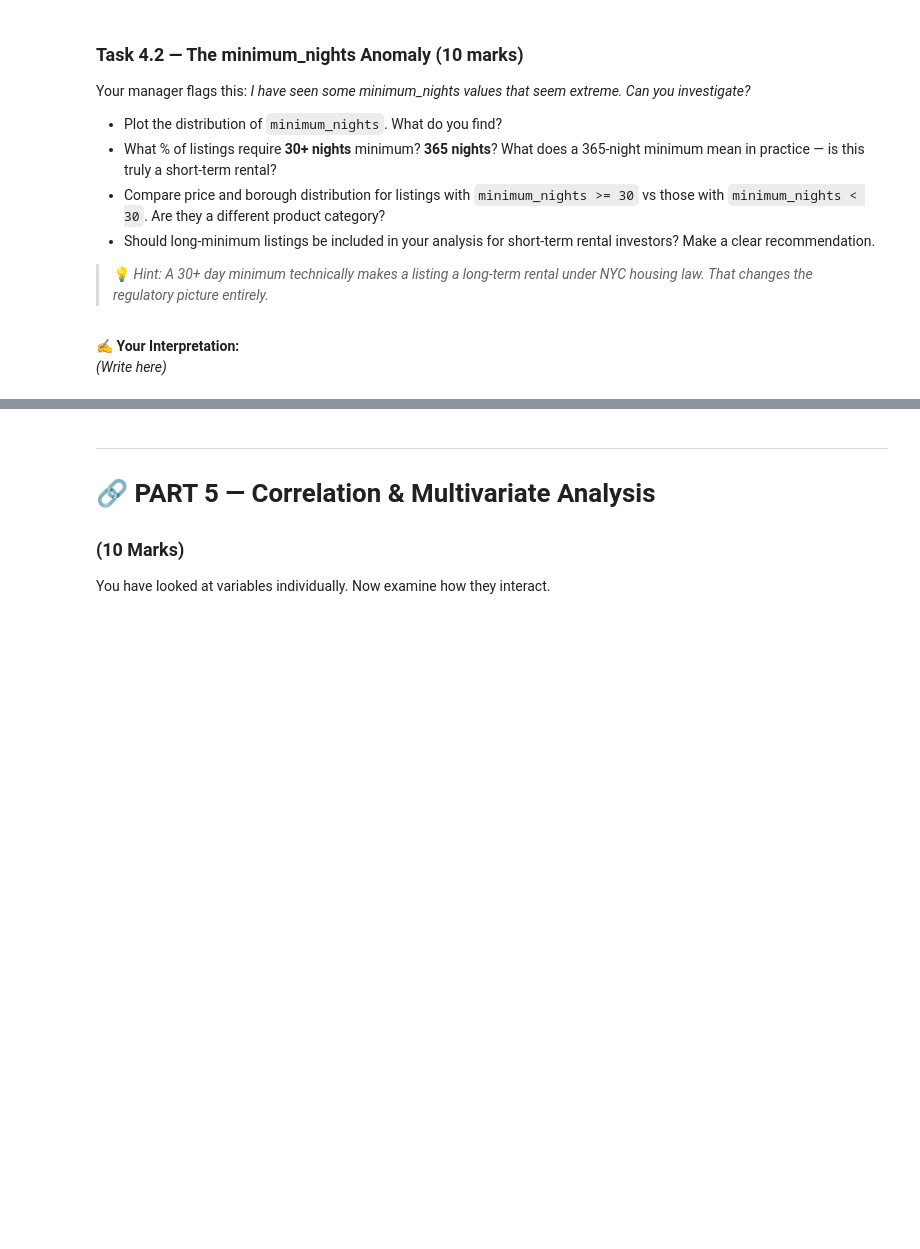
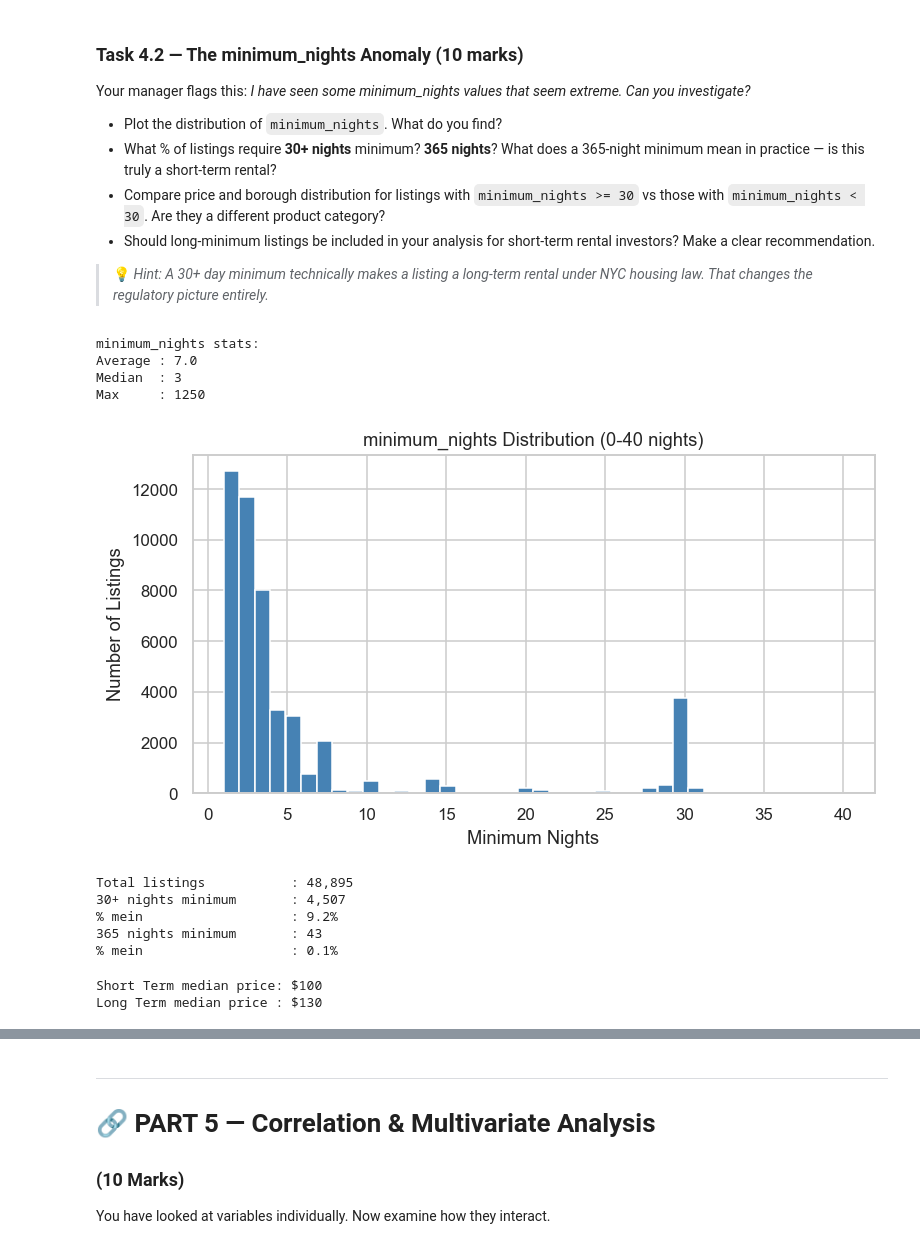
Before and after one commit to tashfeen786/Netsol-week-2, a Jupyter notebook: EDA_Assignment_NYC_Airbnb .ipynb, the cells around one changed output, grey strips where cells are left out. Saved outputs shown, nothing was run; the diff lists cells and outputs as text; code cells hidden in the pictures; blank space fills up the shorter version.

```diff
--- a/EDA_Assignment_NYC_Airbnb .ipynb
+++ b/EDA_Assignment_NYC_Airbnb .ipynb
@@ -1012,3 +1010,57 @@ Your manager flags this: *I have seen some minimum_nights values that seem extre
-# %% [markdown]
-**✍️ Your Interpretation:**
-*(Write here)*
+# %%
+# Your code here
+print(f"minimum_nights stats:")
+print(f"Average : {df['minimum_nights'].mean():.1f}")
+print(f"Median  : {df['minimum_nights'].median():.0f}")
+print(f"Max     : {df['minimum_nights'].max()}")
+# %% [output]
+minimum_nights stats:
+Average : 7.0
+Median  : 3
+Max     : 1250
+# %%
+# Histogram
+plt.figure(figsize=(8, 4))
+
+plt.hist(df[df['minimum_nights'] <= 40]['minimum_nights'],
+         bins=40, color='steelblue', edgecolor='white')
+
+plt.title('minimum_nights Distribution (0-40 nights)')
+plt.xlabel('Minimum Nights')
+plt.ylabel('Number of Listings')
+plt.show()
+# %% [output]
+[figure, added]
+# %%
+# 30+ nights = long term rental
+long_term = df[df['minimum_nights'] >= 30]
+full_year  = df[df['minimum_nights'] >= 365]
+
+total = len(df)
+
+print(f"Total listings           : {total:,}")
+print(f"30+ nights minimum       : {len(long_term):,}")
+print(f"% mein                   : {len(long_term)/total*100:.1f}%")
+print(f"365 nights minimum       : {len(full_year):,}")
+print(f"% mein                   : {len(full_year)/total*100:.1f}%")
+# %% [output]
+Total listings           : 48,895
+30+ nights minimum       : 4,507
+% mein                   : 9.2%
+365 nights minimum       : 43
+% mein                   : 0.1%
+# %%
+# Short term = 30 se kam raatein
+# Long term  = 30 ya zyada raatein
+df['rental_type'] = 'Short Term'
+df.loc[df['minimum_nights'] >= 30, 'rental_type'] = 'Long Term'
+
+# Price compare karo
+short = df[df['rental_type'] == 'Short Term']
+long  = df[df['rental_type'] == 'Long Term']
+
+print(f"Short Term median price: ${short['price'].median():.0f}")
+print(f"Long Term median price : ${long['price'].median():.0f}")
+# %% [output]
+Short Term median price: $100
+Long Term median price : $130
```
Also changed, not shown: parts of 3 cells of this notebook.
